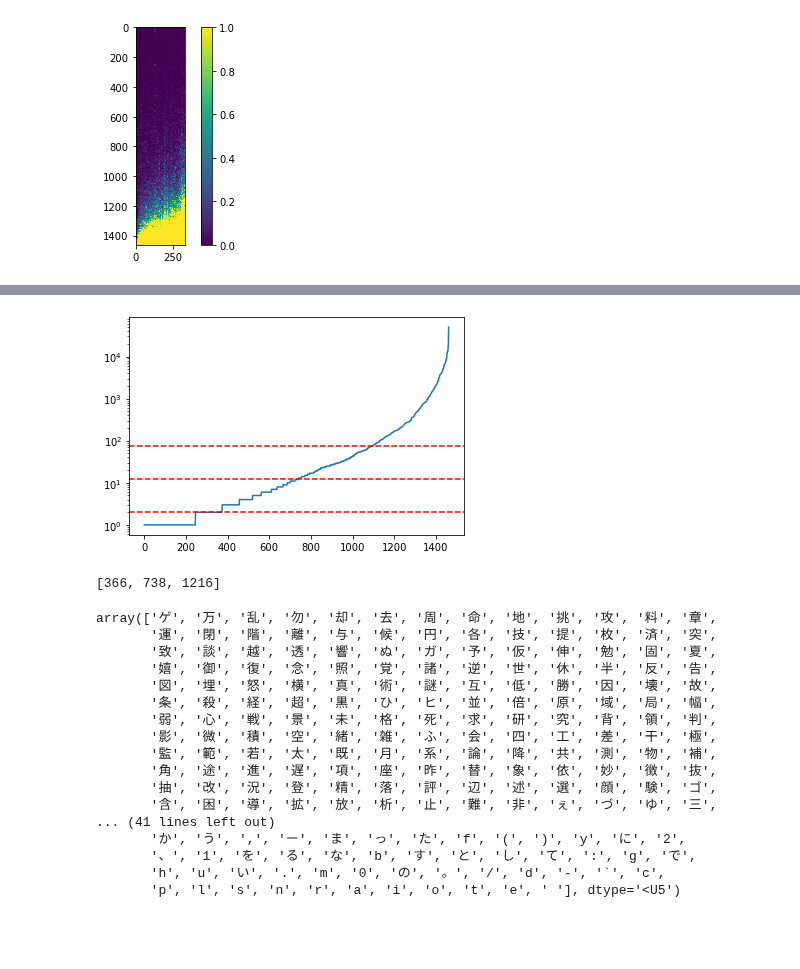
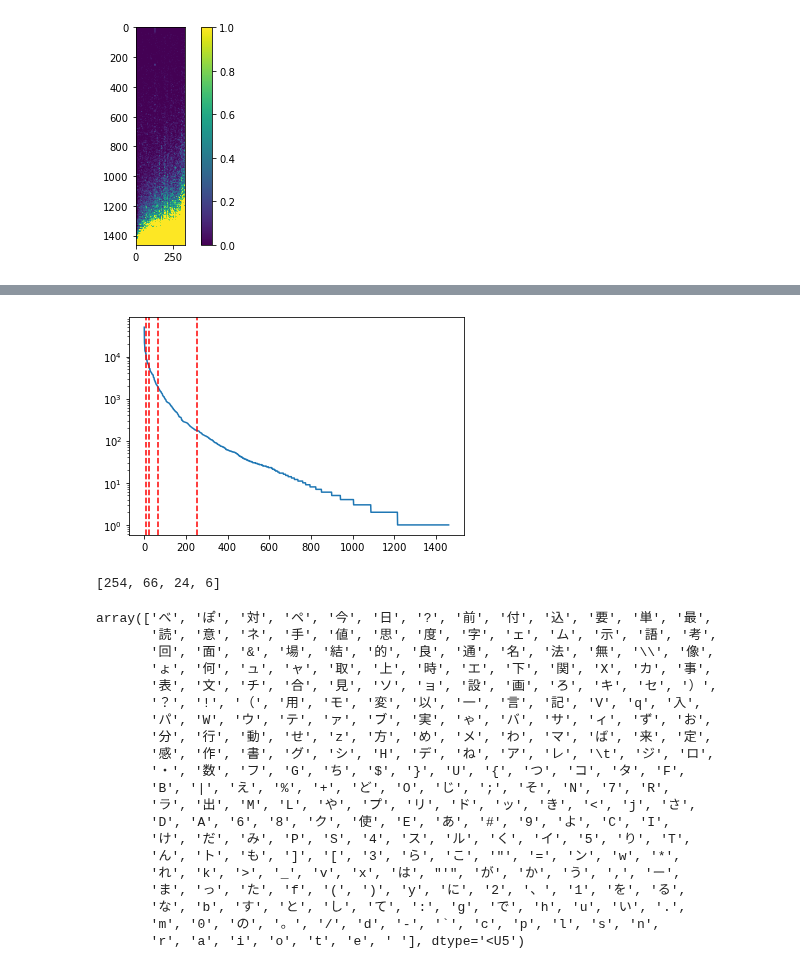
Before and after one commit to macrat/blanktar, a Jupyter notebook: scripts/fonts-analyze.ipynb, the cells around one changed output, grey strips where cells are left out. Drawn from its saved outputs; the diff is of its cells as text; code cells hidden in the pictures; blank space fills up the shorter version.

```diff
--- a/scripts/fonts-analyze.ipynb
+++ b/scripts/fonts-analyze.ipynb
@@ -10,7 +12,7 @@ import matplotlib.pyplot as plt
 # %%
 articles = {}
 words = collections.Counter()
-for path in pathlib.Path('../../pages').glob('**/*.mdx'):
+for path in pathlib.Path('../pages').glob('**/*.mdx'):
     with path.open() as f:
         article = f.read().replace('\n', '')
     words.update(article)
@@ -34,7 +39,5 @@ plt.colorbar()
 # %%
-usage = heatmap.sum(axis=1)
-thresholds = [
-    numpy.percentile(usage, 75),
-    numpy.percentile(usage, 50),
-    numpy.percentile(usage, 25),
-]
+usage = heatmap.sum(axis=1)[::-1]
+usage_sum = numpy.cumsum(usage)
+plt.plot(usage)
+plt.plot(usage_sum)
@@ -41,31 +47,43 @@ thresholds = [
+# %%
+thresholds_y = [
+    usage_sum[-1] * p
+    for p in [0.95, 0.75, 0.5, 0.25]
+]
+thresholds_x = [
+    numpy.where(usage_sum >= t)[0][0]
+    for t in thresholds_y
+]
 # %%
 plt.plot(usage)
-for t in thresholds:
-    plt.axhline(t, ls='--', color='red')
+for t in thresholds_x:
+    plt.axvline(t, ls='--', color='red')
 plt.yscale('log')
 # %% [output]
-[figure, old version]
+[figure, new version]
 # %%
-[(usage >= t).sum() for t in thresholds]
+[(usage_sum < t).sum() for t in thresholds_y]
 # %% [output]
-[366, 738, 1216]
+[254, 66, 24, 6]
 # %%
-wordlist[usage >= thresholds[1], 0]
+wordlist[usage_sum[::-1] < thresholds_y[0], 0]
 # %% [output]
-array(['ゲ', '万', '乱', '勿', '却', '去', '周', '命', '地', '挑', '攻', '料', '章',
-       '運', '閉', '階', '離', '与', '候', '円', '各', '技', '提', '枚', '済', '突',
-       '致', '談', '越', '透', '響', 'ぬ', 'ガ', '予', '仮', '伸', '勉', '固', '夏',
-       '嬉', '御', '復', '念', '照', '覚', '諸', '逆', '世', '休', '半', '反', '告',
-       '図', '埋', '怒', '横', '真', '術', '謎', '互', '低', '勝', '因', '壊', '故',
-       '条', '殺', '経', '超', '黒', 'ひ', 'ヒ', '並', '倍', '原', '域', '局', '幅',
-       '弱', '心', '戦', '景', '未', '格', '死', '求', '研', '究', '背', '領', '判',
-       '影', '微', '積', '空', '緒', '雑', 'ふ', '会', '四', '工', '差', '干', '極',
-       '監', '範', '若', '太', '既', '月', '系', '論', '降', '共', '測', '物', '補',
-       '角', '途', '進', '遅', '項', '座', '昨', '替', '象', '依', '妙', '徴', '抜',
-       '抽', '改', '況', '登', '精', '落', '評', '辺', '述', '選', '顔', '験', 'ゴ',
-       '含', '困', '導', '拡', '放', '析', '止', '難', '非', 'ぇ', 'づ', 'ゆ', '三',
-... (41 lines left out)
-       'か', 'う', ',', 'ー', 'ま', 'っ', 'た', 'f', '(', ')', 'y', 'に', '2',
-       '、', '1', 'を', 'る', 'な', 'b', 'す', 'と', 'し', 'て', ':', 'g', 'で',
-       'h', 'u', 'い', '.', 'm', '0', 'の', '。', '/', 'd', '-', '`', 'c',
-       'p', 'l', 's', 'n', 'r', 'a', 'i', 'o', 't', 'e', ' '], dtype='<U5')
+array(['べ', 'ぽ', '対', 'ペ', '今', '日', '?', '前', '付', '込', '要', '単', '最',
+       '読', '意', 'ネ', '手', '値', '思', '度', '字', 'ェ', 'ム', '示', '語', '考',
+       '回', '面', '&', '場', '結', '的', '良', '通', '名', '法', '無', '\\', '像',
+       'ょ', '何', 'ュ', 'ャ', '取', '上', '時', 'エ', '下', '関', 'X', 'カ', '事',
+       '表', '文', 'チ', '合', '見', 'ソ', 'ョ', '設', '画', 'ろ', 'キ', 'セ', '）',
+       '？', '!', '（', '用', 'モ', '変', '以', '一', '言', '記', 'V', 'q', '入',
+       'パ', 'W', 'ウ', 'テ', 'ァ', 'ブ', '実', 'ゃ', 'バ', 'サ', 'ィ', 'ず', 'お',
+       '分', '行', '動', 'せ', 'z', '方', 'め', 'メ', 'わ', 'マ', 'ば', '来', '定',
+       '感', '作', '書', 'グ', 'シ', 'H', 'デ', 'ね', 'ア', 'レ', '\t', 'ジ', 'ロ',
+       '・', '数', 'フ', 'G', 'ち', '$', '}', 'U', '{', 'つ', 'コ', 'タ', 'F',
+       'B', '|', 'え', '%', '+', 'ど', 'O', 'じ', ';', 'そ', 'N', '7', 'R',
+       'ラ', '出', 'M', 'L', 'や', 'プ', 'リ', 'ド', 'ッ', 'き', '<', 'j', 'さ',
+       'D', 'A', '6', '8', 'ク', '使', 'E', 'あ', '#', '9', 'よ', 'C', 'I',
+       'け', 'だ', 'み', 'P', 'S', '4', 'ス', 'ル', 'く', 'イ', '5', 'り', 'T',
+       'ん', 'ト', 'も', ']', '[', '3', 'ら', 'こ', '"', '=', 'ン', 'w', '*',
+       'れ', 'k', '>', '_', 'v', 'x', 'は', "'", 'が', 'か', 'う', ',', 'ー',
+       'ま', 'っ', 'た', 'f', '(', ')', 'y', 'に', '2', '、', '1', 'を', 'る',
+       'な', 'b', 'す', 'と', 'し', 'て', ':', 'g', 'で', 'h', 'u', 'い', '.',
+       'm', '0', 'の', '。', '/', 'd', '-', '`', 'c', 'p', 'l', 's', 'n',
+       'r', 'a', 'i', 'o', 't', 'e', ' '], dtype='<U5')
```
Also changed, not shown: parts of 5 cells of this notebook.
